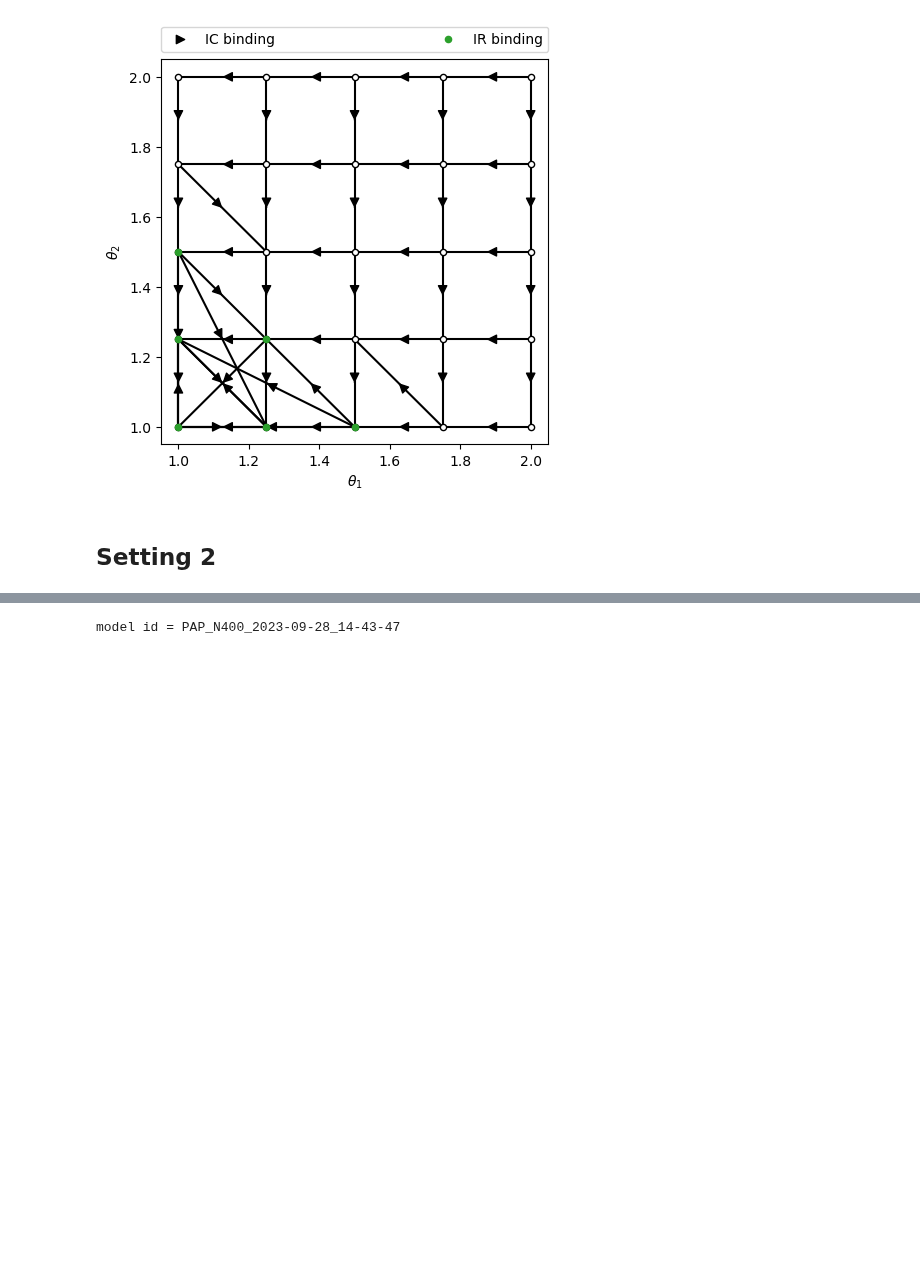
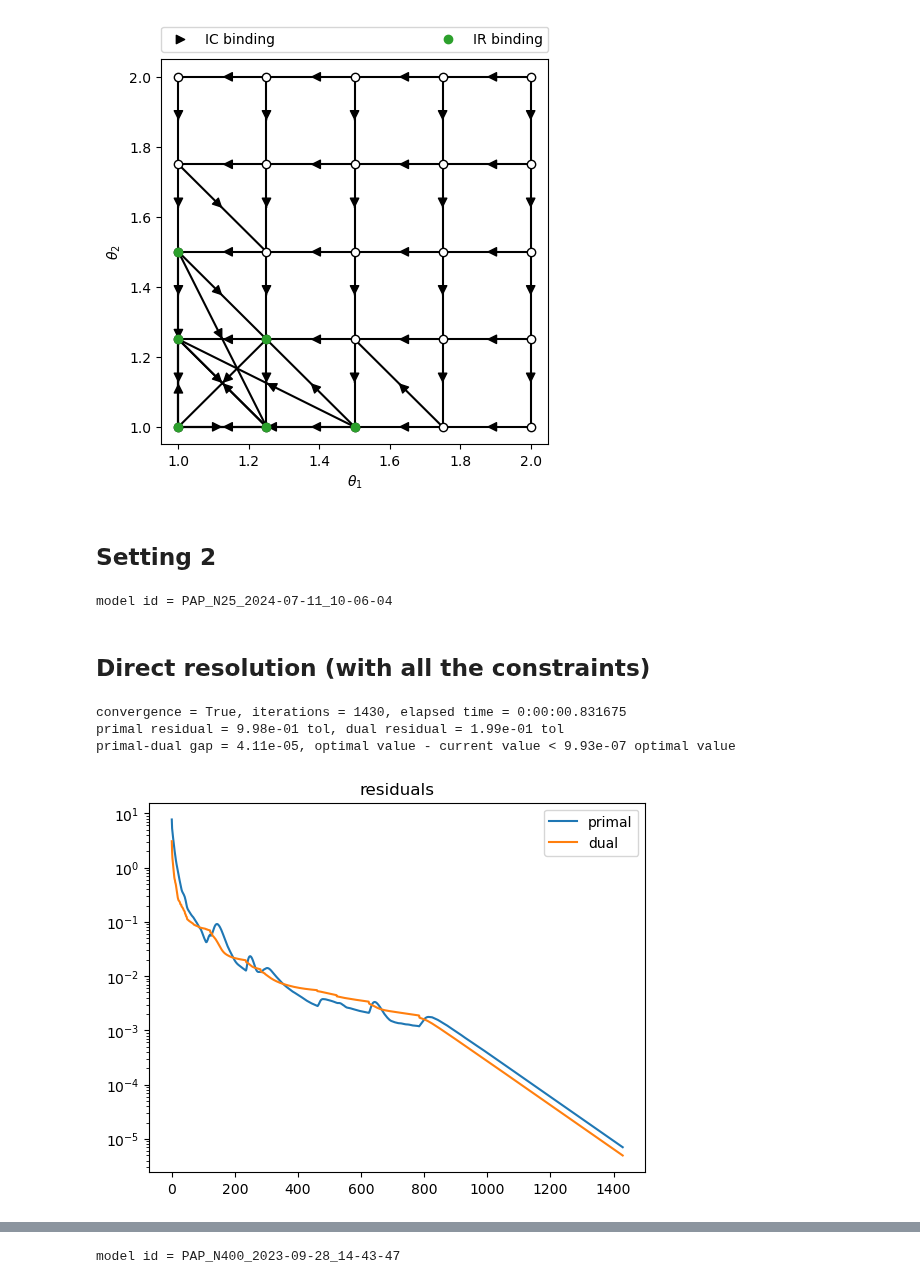
Before and after one commit to x-dupuis/screening-algo, a Jupyter notebook: examples/monopolist.ipynb, the cells around one changed output, grey strips where cells are left out. Saved outputs shown, nothing was run; the diff lists cells and outputs as text; code cells hidden in the pictures; blank space fills up the shorter version.

Commit message:
add random perturbations to types (setting 2)

```diff
--- a/examples/monopolist.ipynb
+++ b/examples/monopolist.ipynb
@@ -47,3 +47,40 @@ model.constraints(path='results/'+model.id+'_constraints')
 [figure]
 # %% [markdown]
 ## Setting 2
+# %%
+### Types setting
+
+## Random types
+# N = 10
+# rng = np.random.default_rng()
+# mu = 1.5; sigma2 = 1; rho = 0
+# theta = rng.multivariate_normal(mu*np.array([1, 1]),sigma2*np.array([[1, rho], [rho,1]]),N).T
+
+n0, n1 = 5, 5
+theta0, theta1 =  np.linspace(1,2,num=n0, dtype=np.float32), np.linspace(1,2,num=n1, dtype=np.float32)  #  [1, 1.5, 3], [0, 0.5, 1]
+theta0, theta1 = np.meshgrid(theta0,theta1)
+theta = np.stack((theta0.flatten(), theta1.flatten())); N = theta.shape[-1]     # number of types
+## random perturbation
+rng = np.random.default_rng(2024)
+theta = theta + rng.normal(0, 0.05, (2,N))
+
+f = np.ones(N, dtype=np.float32).flatten()    # weights of the distribution
+
+### Model parameters setting
+param = {'constrained':False}   # boolean for the constraint y >= 0
+
+### Objects
+model = PAP(theta, f, param)
+# %% [output]
+model id = PAP_N25_2024-07-11_10-06-04
+# %% [markdown]
+## Direct resolution (with all the constraints)
+# %%
+model.all()
+model.solve(stepratio=N/2, it_max=1e4, tol_primal=1e-6, tol_dual=1e-6, scale=True,) #path='results/'+model.id
+model.residuals(title='residuals')
+# %% [output]
+convergence = True, iterations = 1430, elapsed time = 0:00:00.831675
+primal residual = 9.98e-01 tol, dual residual = 1.99e-01 tol
+primal-dual gap = 4.11e-05, optimal value - current value < 9.93e-07 optimal value
+[figure, added]
```
Also changed, not shown: parts of 5 cells of this notebook, 1 other file.
